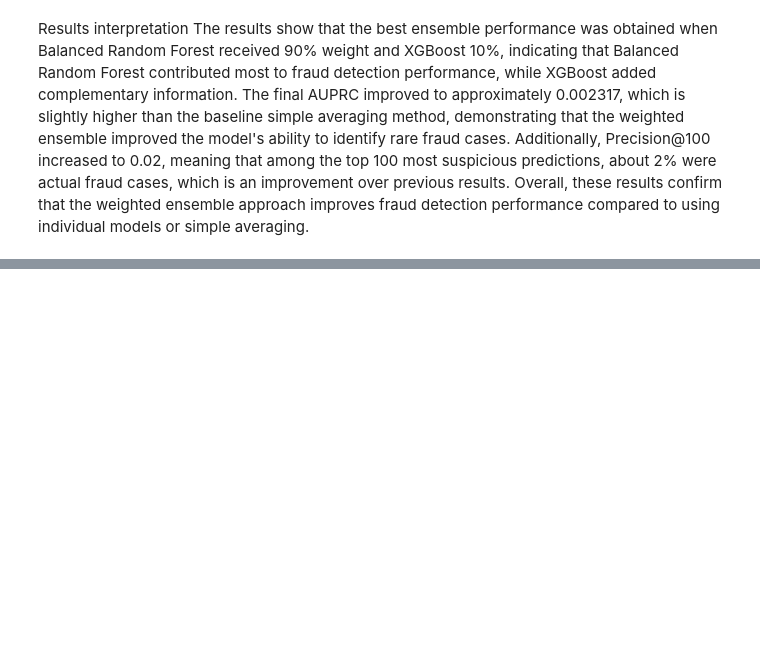
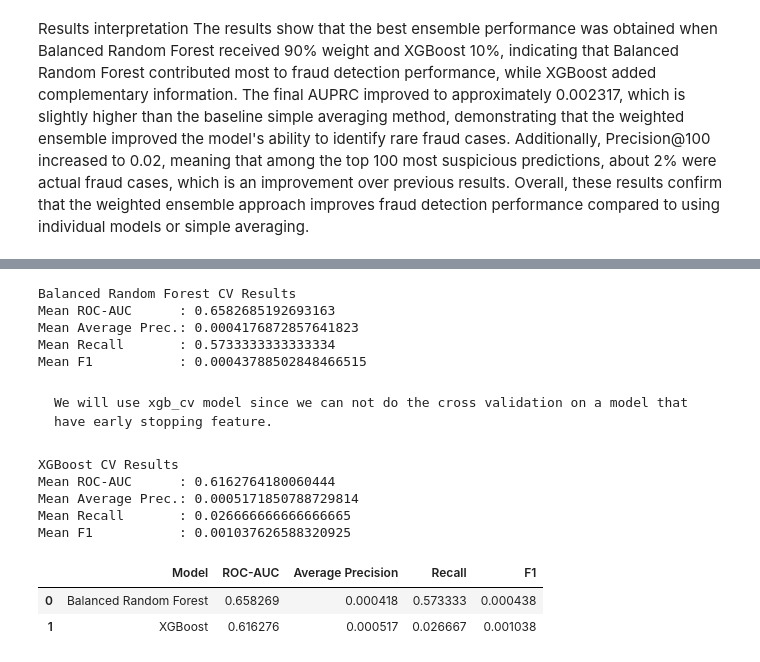
Before and after one commit to chaza4004/provider-fraud-risk-scoring, a Jupyter notebook: src/train_model.ipynb, the cells around one changed output, grey strips where cells are left out. Drawn from its saved outputs; the diff is of its cells as text; code cells hidden in the pictures; blank space fills up the shorter version.

```diff
--- a/src/train_model.ipynb
+++ b/src/train_model.ipynb
@@ -1030,0 +995,7 @@ The results show that the best ensemble performance was obtained when Balanced R
+# %%
+scoring = {
+    "roc_auc": "roc_auc",
+    "avg_precision": "average_precision",
+    "recall": make_scorer(recall_score),
+    "f1": make_scorer(f1_score)
+}
@@ -1030,0 +1004,22 @@ The results show that the best ensemble performance was obtained when Balanced R
+# %%
+cv_results_brf = cross_validate(
+    brf_model,
+    X_train,
+    y_train,
+    cv=cv,
+    scoring=scoring,
+    n_jobs=-1,
+    return_train_score=False
+)
+
+print("Balanced Random Forest CV Results")
+print("Mean ROC-AUC      :", np.mean(cv_results_brf["test_roc_auc"]))
+print("Mean Average Prec.:", np.mean(cv_results_brf["test_avg_precision"]))
+print("Mean Recall       :", np.mean(cv_results_brf["test_recall"]))
+print("Mean F1           :", np.mean(cv_results_brf["test_f1"]))
+# %% [output]
+Balanced Random Forest CV Results
+Mean ROC-AUC      : 0.6582685192693163
+Mean Average Prec.: 0.0004176872857641823
+Mean Recall       : 0.5733333333333334
+Mean F1           : 0.00043788502848466515
@@ -1030,0 +1040,50 @@ The results show that the best ensemble performance was obtained when Balanced R
+# %% [markdown]
+    We will use xgb_cv model since we can not do the cross validation on a model that have early stopping feature.
+# %%
+cv_results_xgb = cross_validate(
+    xgb_cv,
+    X_train,
+    y_train,
+    cv=cv,
+    scoring=scoring,
+    n_jobs=-1,
+    return_train_score=False
+)
+
+print("XGBoost CV Results")
+print("Mean ROC-AUC      :", np.mean(cv_results_xgb["test_roc_auc"]))
+print("Mean Average Prec.:", np.mean(cv_results_xgb["test_avg_precision"]))
+print("Mean Recall       :", np.mean(cv_results_xgb["test_recall"]))
+print("Mean F1           :", np.mean(cv_results_xgb["test_f1"]))
+# %% [output]
+XGBoost CV Results
+Mean ROC-AUC      : 0.6162764180060444
+Mean Average Prec.: 0.0005171850788729814
+Mean Recall       : 0.026666666666666665
+Mean F1           : 0.001037626588320925
+# %%
+cv_summary = pd.DataFrame({
+    "Model": ["Balanced Random Forest", "XGBoost"],
+    "ROC-AUC": [
+        np.mean(cv_results_brf["test_roc_auc"]),
+        np.mean(cv_results_xgb["test_roc_auc"])
+    ],
+    "Average Precision": [
+        np.mean(cv_results_brf["test_avg_precision"]),
+        np.mean(cv_results_xgb["test_avg_precision"])
+    ],
+    "Recall": [
+        np.mean(cv_results_brf["test_recall"]),
+        np.mean(cv_results_xgb["test_recall"])
+    ],
+    "F1": [
+        np.mean(cv_results_brf["test_f1"]),
+        np.mean(cv_results_xgb["test_f1"])
+    ]
+})
+
+cv_summary
+# %% [output]
+|  | Model | ROC-AUC | Average Precision | Recall | F1 |
+| 0 | Balanced Random Forest | 0.658269 | 0.000418 | 0.573333 | 0.000438 |
+| 1 | XGBoost | 0.616276 | 0.000517 | 0.026667 | 0.001038 |
```
Also changed, not shown: parts of 40 cells of this notebook.
